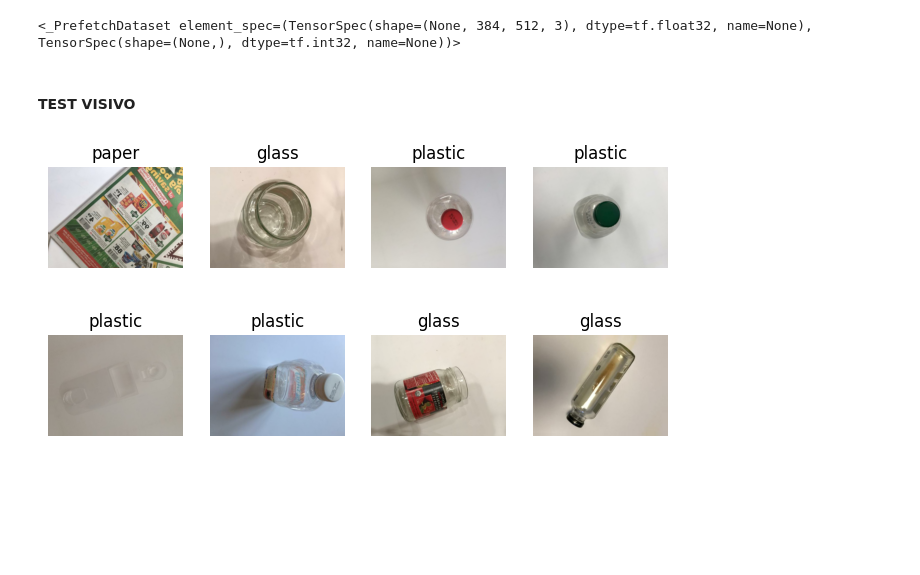
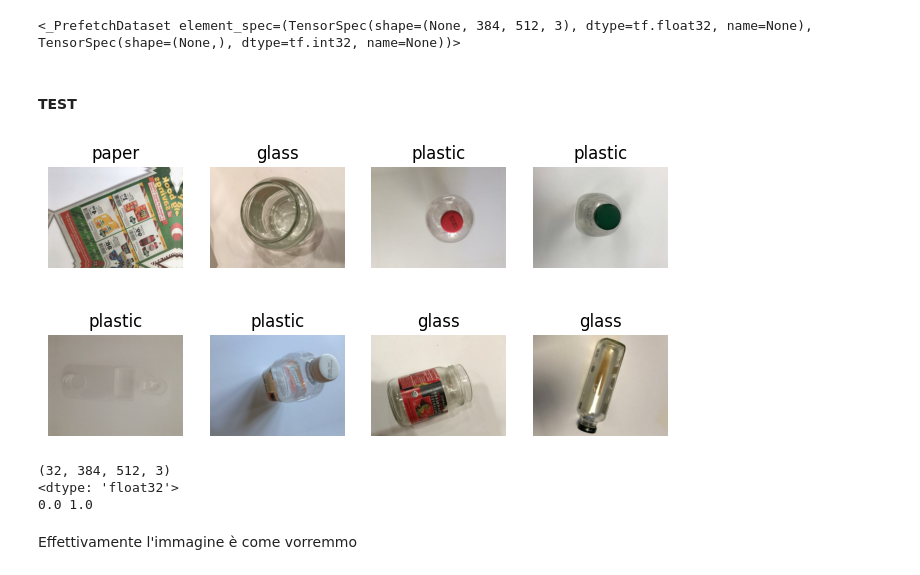
Before and after one commit to Benna02code/Progetto-Data-Science, a Jupyter notebook: notebooks/02_dataset_loader_from_db.ipynb, the cells around one changed output. Saved outputs shown, nothing was run; the diff lists cells and outputs as text; code cells hidden in the pictures; blank space fills up the shorter version.

```diff
--- a/notebooks/02_dataset_loader_from_db.ipynb
+++ b/notebooks/02_dataset_loader_from_db.ipynb
@@ -187,17 +207,27 @@ print(train_ds)
 # %% [output]
 <_PrefetchDataset element_spec=(TensorSpec(shape=(None, 384, 512, 3), dtype=tf.float32, name=None), TensorSpec(shape=(None,), dtype=tf.int32, name=None))>
 # %% [markdown]
-#### TEST VISIVO
+#### TEST
 # %%
 import matplotlib.pyplot as plt
 
 for images, labels in train_ds.take(1):
     plt.figure(figsize=(8, 4))
     for i in range(min(8, images.shape[0])):
         plt.subplot(2, 4, i+1)
         plt.imshow(images[i].numpy())
         plt.title(id2label[int(labels[i].numpy())])
         plt.axis("off")
     plt.show()
+
+for images, labels in train_ds.take(1):
+    print(images.shape)      # deve essere (B, 384, 512, 3)
+    print(images.dtype)      # float32
+    print(images.numpy().min(), images.numpy().max())  # ~0..1
 # %% [output]
-[figure, old version]
+[figure, new version]
+(32, 384, 512, 3)
+<dtype: 'float32'>
+0.0 1.0
+# %% [markdown]
+Effettivamente l'immagine è come vorremmo
```
Also changed, not shown: parts of 1 cell of this notebook, 2 other files.
